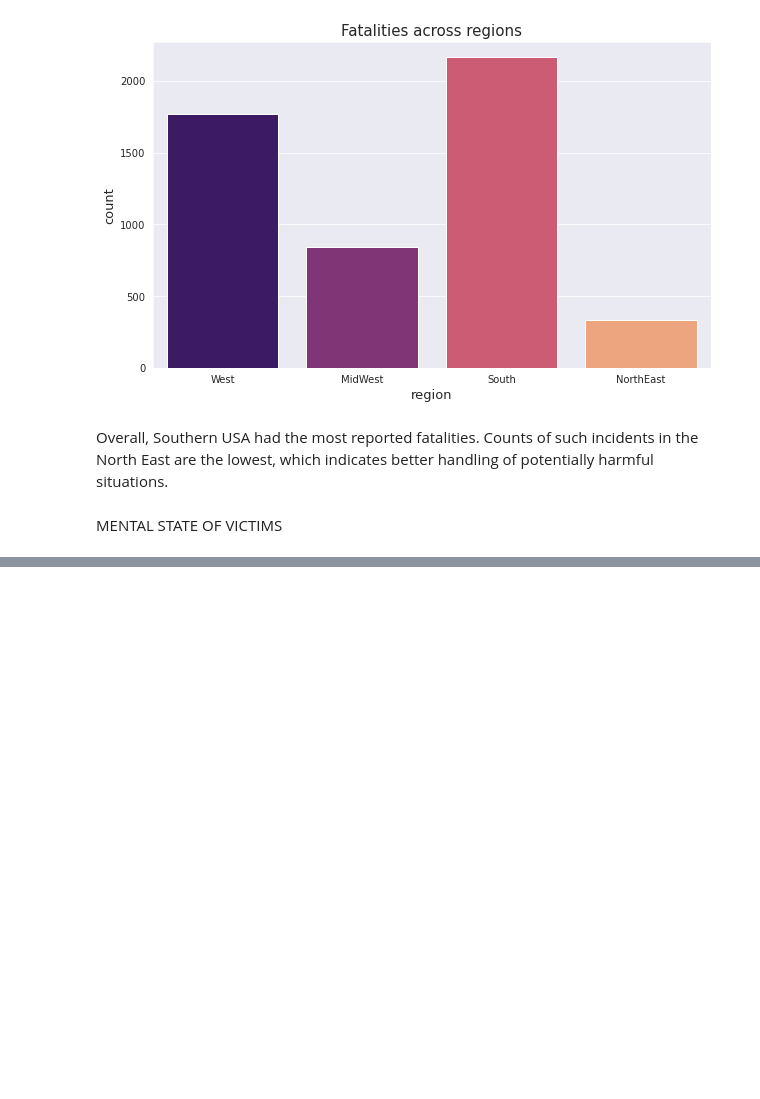
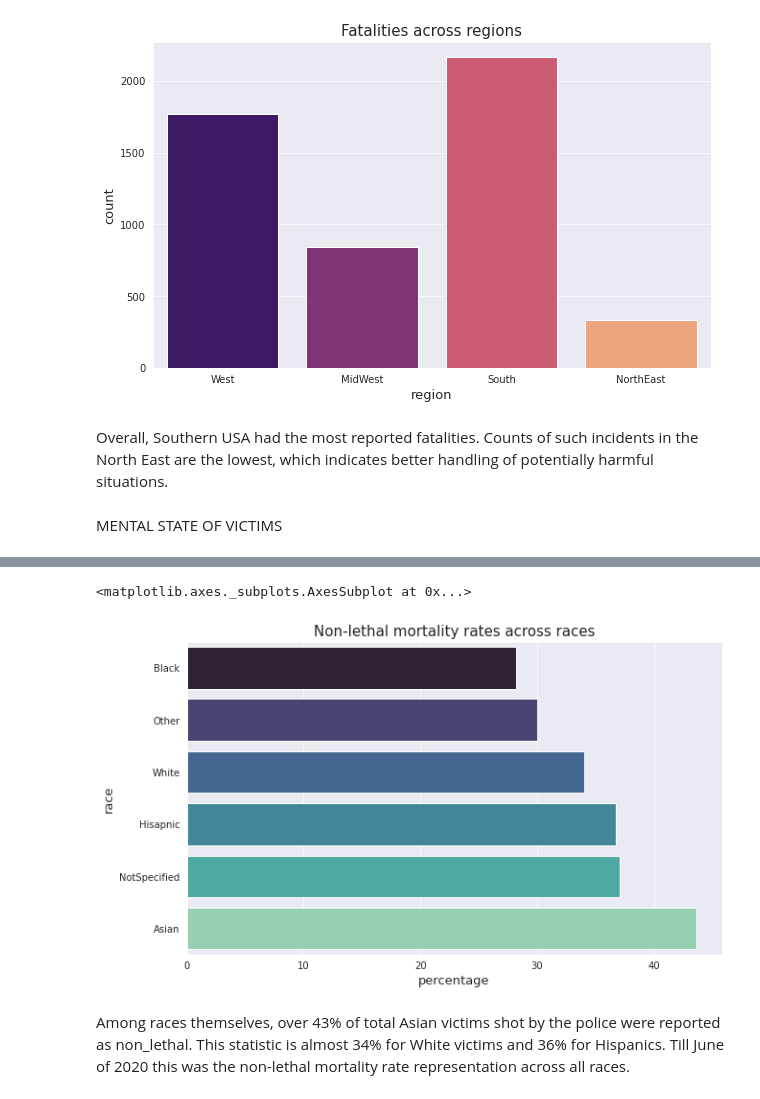
Before and after one commit to dedpool-glitch/USPS, a Jupyter notebook: usps1520.ipynb, the cells around one changed output, grey strips where cells are left out. Drawn from its saved outputs; the diff is of its cells as text; code cells hidden in the pictures; blank space fills up the shorter version.

```diff
--- a/usps1520.ipynb
+++ b/usps1520.ipynb
@@ -462,0 +477,21 @@ Name: threat_level, Length: 303, dtype: int64
+# %%
+a=(41/94)*100
+b=(379/1345)*100
+h=(348/947)*100
+n=(30/81)*100
+w=(779/2595)*100
+o=(16/47)*100
+non_lethal=[a,b,h,n,w,o]
+non_lethal.sort()
+# %%
+race=['Black','Other','White','Hisapnic','NotSpecified','Asian',]
+plt.figure(figsize=(10,6))
+plt.title('Non-lethal mortality rates across races',size=15)
+plt.xlabel('percentage',size=13)
+plt.ylabel('race',size=13)
+sns.barplot(x=non_lethal,y=race,palette='mako')
+# %% [output]
+<matplotlib.axes._subplots.AxesSubplot at 0x...>
+[figure, added]
+# %% [markdown]
+Among races themselves, over 43% of total Asian victims shot by the police were reported as non_lethal. This statistic is almost 34% for White victims and 36% for Hispanics. Till June of 2020 this was the non-lethal mortality rate representation across all races.
```
Also changed, not shown: parts of 27 cells of this notebook.
